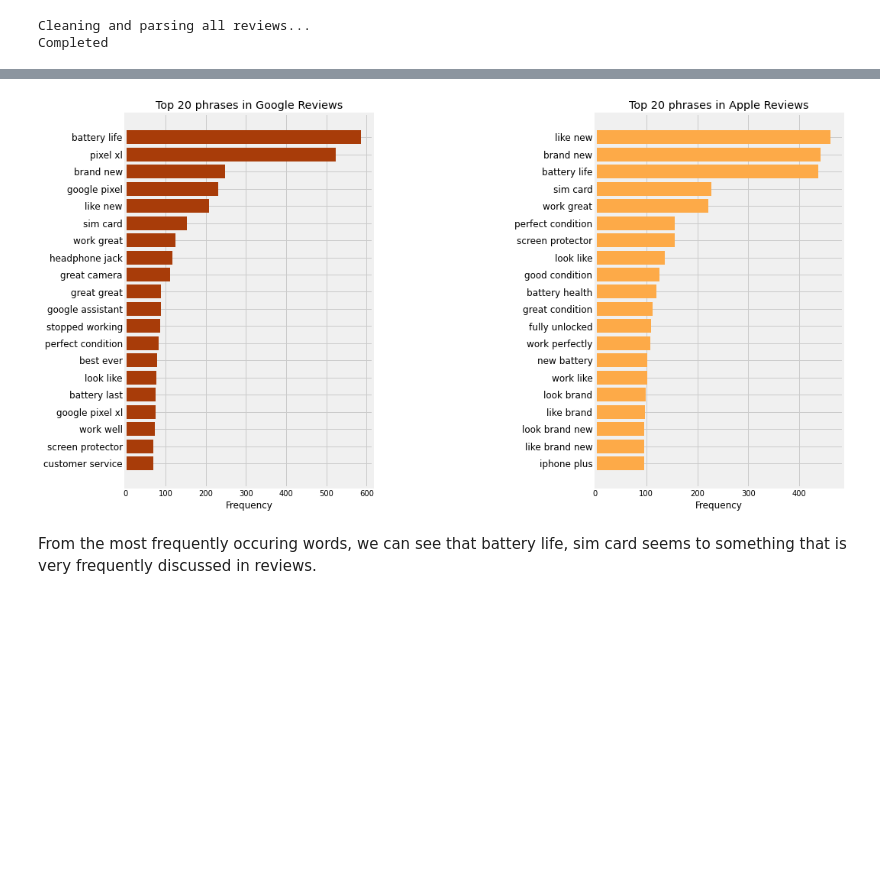
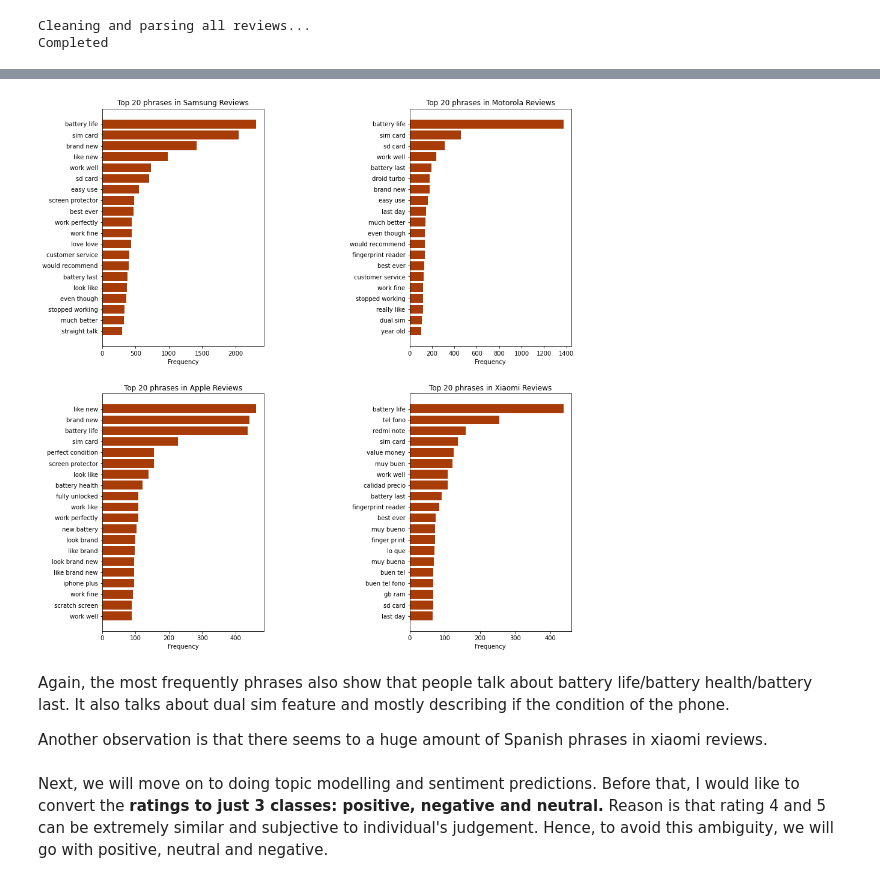
Before and after one commit to elisenerissa/datascienceportfolio, a Jupyter notebook: Capstone Project/notebooks/1_cellphones_reviews_data_cleaning_and_eda.ipynb, the cells around one changed output, grey strips where cells are left out. Drawn from its saved outputs; the diff is of its cells as text; code cells hidden in the pictures; blank space fills up the shorter version.

```diff
--- a/Capstone Project/notebooks/1_cellphones_reviews_data_cleaning_and_eda.ipynb
+++ b/Capstone Project/notebooks/1_cellphones_reviews_data_cleaning_and_eda.ipynb
@@ -292,7 +305,8 @@ len(stop_words)
 # %% [output]
 179
 # %%
-add_words = ['phone','one','two','three','four','five','star']
+add_words = ['phone','one','two','three','four','five','star',
+             'great','good','moto','el','la','de','motorola','samsung','galaxy']
 
 stop_words.extend(add_words)
 # %%
@@ -337,7 +351,8 @@ def clean_reviews(raw_text):
     meaningful_words = [lemmatizer.lemmatize(word) for word in
                         meaningful_words]
 
-
+    # Remove stopwords again after lemmatizing
+    meaningful_words = [w for w in meaningful_words if w not in stops]
 
 
     # Join the words back into one string separated by space,
@@ -418,7 +449,7 @@ def get_one_gram(corpus, n=None):
 
 def get_phrase(corpus, n=None):
     """
-    List the top n words in a vocabulary according to occurrence in a text corpus.
+    List the top n phrases in a vocabulary according to occurrence in a text corpus.
     """
     vec = CountVectorizer(ngram_range=(2, 4)).fit(corpus)
     bag_of_words = vec.transform(corpus)
@@ -435,2 +460,14 @@ top_apple_phrase = dict(get_phrase(apple_cleaned_reviews,20))
+# %%
+top_samsung_words = dict(get_one_gram(samsung_cleaned_reviews,20))
+top_samsung_phrase = dict(get_phrase(samsung_cleaned_reviews,20))
+
+top_motorola_words = dict(get_one_gram(motorola_cleaned_reviews,20))
+top_motorola_phrase = dict(get_phrase(motorola_cleaned_reviews,20))
+
+top_apple_words = dict(get_one_gram(apple_cleaned_reviews,20))
+top_apple_phrase = dict(get_phrase(apple_cleaned_reviews,20))
+
+top_xiaomi_words = dict(get_one_gram(xiaomi_cleaned_reviews,20))
+top_xiaomi_phrase = dict(get_phrase(xiaomi_cleaned_reviews,20))
 # %%
 #Create subplots
@@ -464,34 +523,58 @@ plt.show()
 # %%
 #Create subplots
-fig, axes = plt.subplots(1,2, figsize=(15,9));
+fig, axes = plt.subplots(2,2, figsize=(14,16));
 
-#plot xiaomi reviews top 20 most frequently occuring words
-plt.subplot(1,2,1)
-covid_pos = plt.barh(range(len(top_google_phrase)), top_google_phrase.values(),align = 'center',color='xkcd:rust');
-
+#plot samsung reviews top 20 most frequently occuring phrases
+plt.subplot(2,2,1)
+samsung = plt.barh(range(len(top_samsung_phrase)), top_samsung_phrase.values(),align = 'center',color='xkcd:rust');
 #Label axes
-plt.yticks(range(len(top_google_phrase)),top_google_phrase.keys(),fontsize=12);
-plt.title('Top 20 phrases in Google Reviews')
+plt.yticks(range(len(top_samsung_phrase)),top_samsung_phrase.keys(),fontsize=10);
+plt.title('Top 20 phrases in Samsung Reviews')
 plt.xlabel('Frequency')
 plt.gca().invert_yaxis()
 
 
-#plot apple reviews top 20 most frequently occuring words
-plt.subplot(1,2,2)
-covid_pos = plt.barh(range(len(top_apple_phrase)), top_apple_phrase.values(),align = 'center',color='xkcd:light orange');
+#plot motorola reviews top 20 most frequently occuring phrases
+plt.subplot(2,2,2)
+motorola = plt.barh(range(len(top_motorola_phrase)), top_motorola_phrase.values(),align = 'center',color='xkcd:rust');
+#Label axes
+plt.yticks(range(len(top_motorola_phrase)),top_motorola_phrase.keys(),fontsize=10);
+plt.title('Top 20 phrases in Motorola Reviews')
+plt.xlabel('Frequency')
+plt.gca().invert_yaxis()
 
+
+#plot apple reviews top 20 most frequently occuring phrases
+plt.subplot(2,2,3)
+apple = plt.barh(range(len(top_apple_phrase)), top_apple_phrase.values(),align = 'center',color='xkcd:rust');
 #Label axes
-plt.yticks(range(len(top_apple_phrase)),top_apple_phrase.keys(),fontsize=12);
+plt.yticks(range(len(top_apple_phrase)),top_apple_phrase.keys(),fontsize=10);
 plt.title('Top 20 phrases in Apple Reviews')
 plt.xlabel('Frequency')
 plt.gca().invert_yaxis()
 
+
+#plot xiaomi reviews top 20 most frequently occuring phrases
+plt.subplot(2,2,4)
+xiaomi = plt.barh(range(len(top_xiaomi_phrase)), top_xiaomi_phrase.values(),align = 'center',color='xkcd:rust');
+
+#Label axes
+plt.yticks(range(len(top_xiaomi_phrase)),top_xiaomi_phrase.keys(),fontsize=10);
+plt.title('Top 20 phrases in Xiaomi Reviews')
+plt.xlabel('Frequency')
+plt.gca().invert_yaxis()
+
+
 plt.subplots_adjust(wspace=0.9)
 plt.show()
 # %% [output]
-[figure, old version]
+[figure, new version]
-# %% [markdown]
-From the most frequently occuring words, we can see that battery life, sim card seems to something that is very frequently discussed in reviews.
+# %% [markdown]
+Again, the most frequently phrases also show that people talk about battery life/battery health/battery last. It also talks about dual sim feature and mostly describing if the condition of the phone.
+
+Another observation is that there seems to a huge amount of Spanish phrases in xiaomi reviews.
+# %% [markdown]
+Next, we will move on to doing topic modelling and sentiment predictions. Before that, I would like to convert the **ratings to just 3 classes: positive, negative and neutral.** Reason is that rating 4 and 5 can be extremely similar and subjective to individual's judgement. Hence, to avoid this ambiguity, we will go with positive, neutral and negative.
 # %%
 def multi_class_sentiment(rating):
     if rating >= 4:
```
Also changed, not shown: parts of 84 cells of this notebook, 12 other files.
